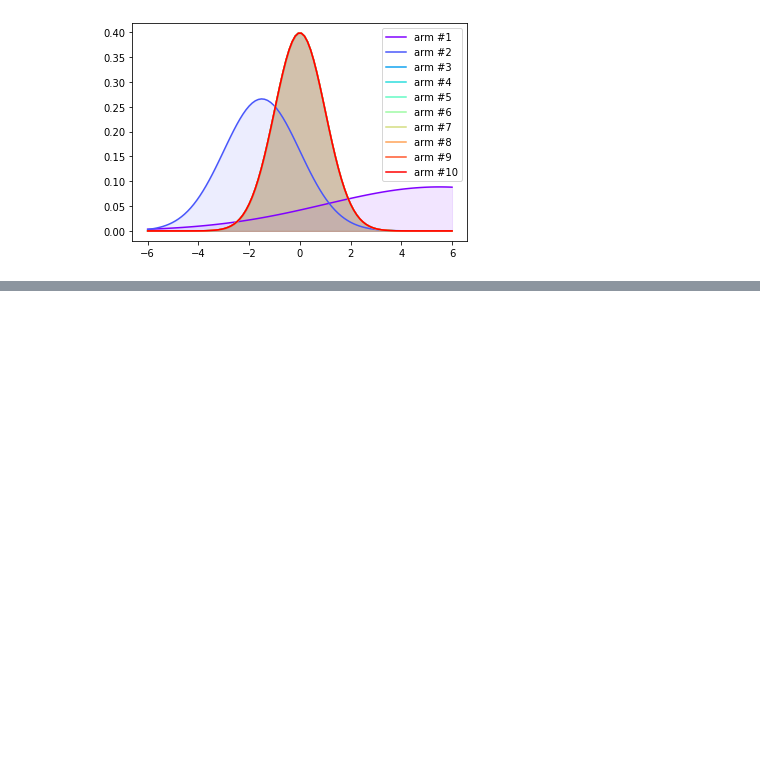
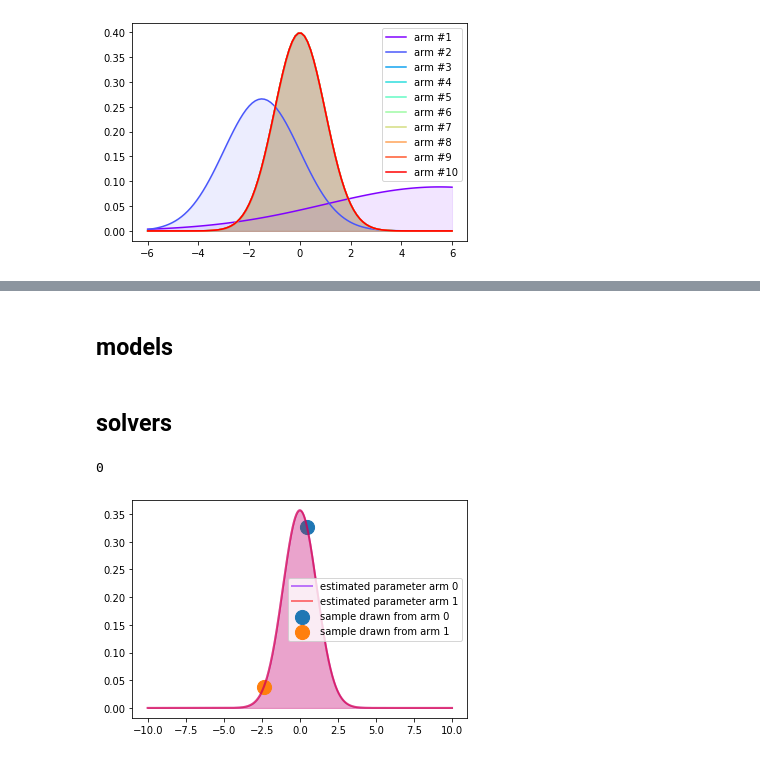
Before and after one commit to wooohoooo/NeuralThompsonTrainer, a Jupyter notebook: 01_thompson_sampler.ipynb, the cells around one changed output, grey strips where cells are left out. Drawn from its saved outputs; the diff is of its cells as text; code cells hidden in the pictures; blank space fills up the shorter version.

```diff
--- a/01_thompson_sampler.ipynb
+++ b/01_thompson_sampler.ipynb
@@ -144,0 +153,2 @@ np.mean([gb.choose_arm() for x in range(100)]), np.histogram([gb.choose_arm() fo
+# %% [markdown]
+## models
@@ -144,0 +245,2 @@ np.mean([gb.choose_arm() for x in range(100)]), np.histogram([gb.choose_arm() fo
+# %% [markdown]
+## solvers
@@ -144,0 +460,6 @@ np.mean([gb.choose_arm() for x in range(100)]), np.histogram([gb.choose_arm() fo
+# %%
+gucs = GaussianUniversalContextualSampler(BatchBayesLinReg,num_arms=2, num_context = 1,model_params={'alpha':1, 'beta':4})
+gucs.choose_arm_and_plot(1)
+# %% [output]
+0
+[figure, added]
```
Also changed, not shown: parts of 12 cells of this notebook, 5 other files.
